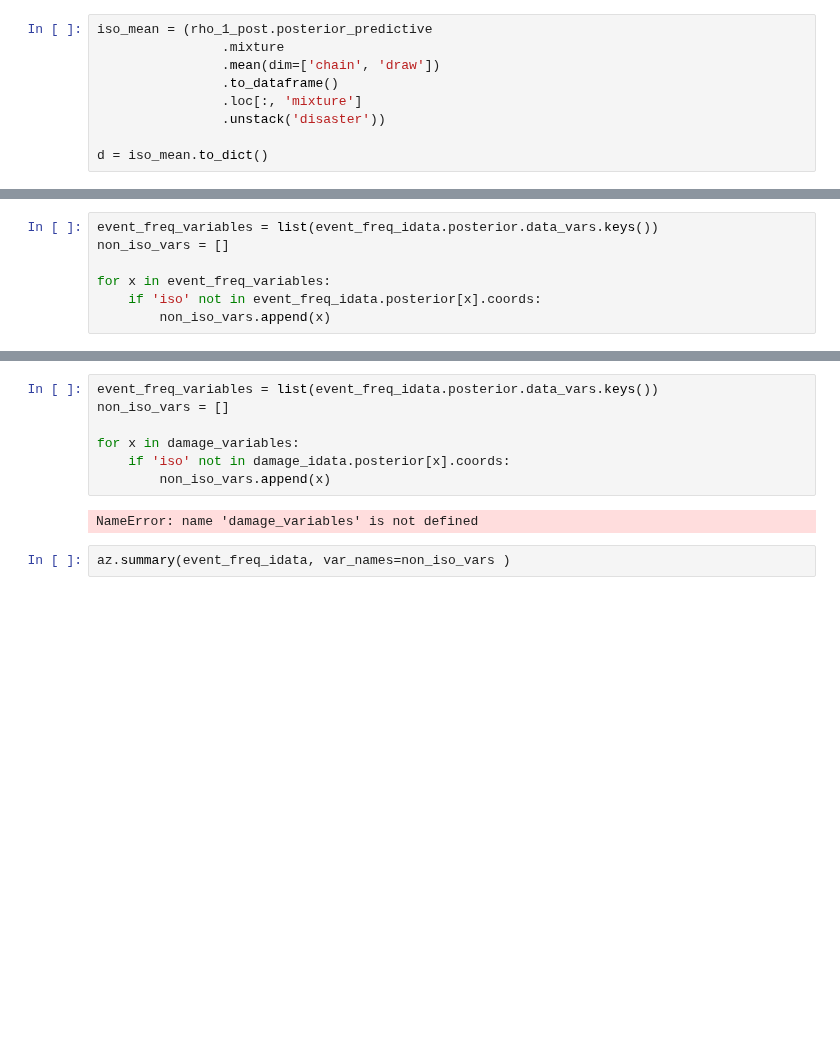
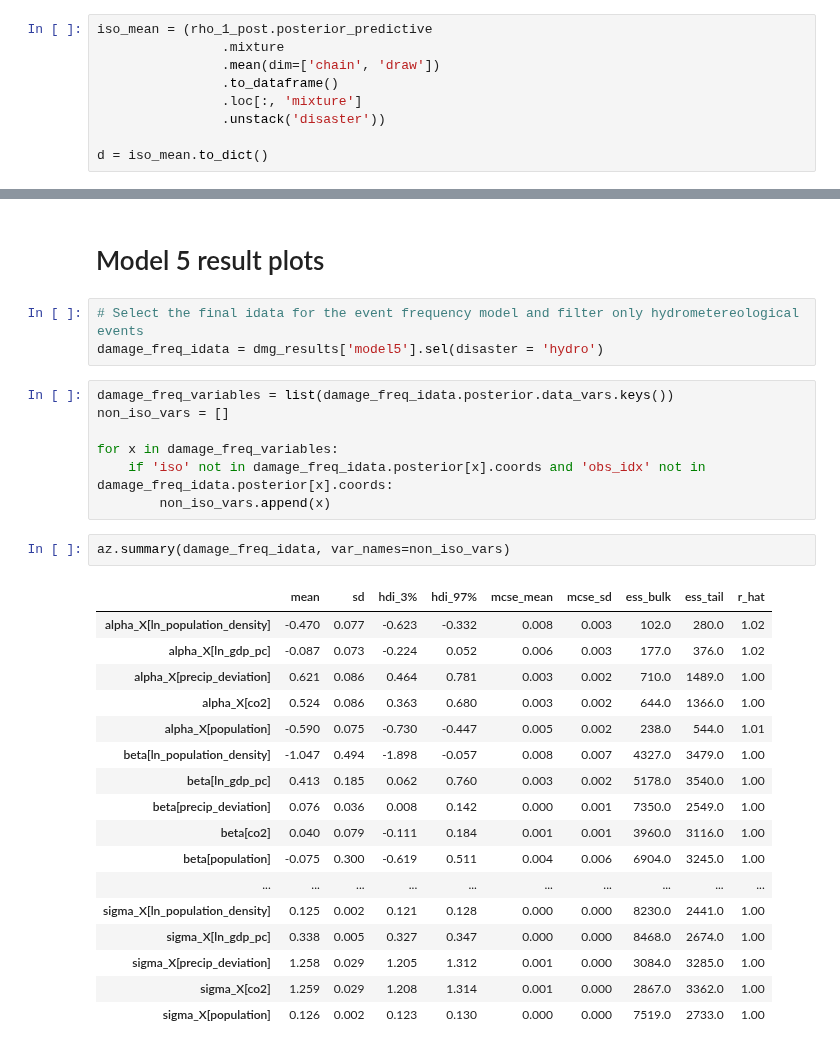
Before and after one commit to jessegrabowski/laos-climate-change, a Jupyter notebook: notebooks/final_paper/03_damage_modeling_2025_usd.ipynb, the cells around one changed output, grey strips where cells are left out. Cells and saved outputs as stored; diff of their text form; blank space fills up the shorter version.

Commit message:
fixing damages sampling

```diff
--- a/notebooks/final_paper/03_damage_modeling_2025_usd.ipynb
+++ b/notebooks/final_paper/03_damage_modeling_2025_usd.ipynb
@@ -1313,7 +1440,0 @@ event_freq_idata = results['model4'].sel(disaster = 'hydro')
-# %%
-event_freq_variables = list(event_freq_idata.posterior.data_vars.keys())
-non_iso_vars = []
-
-for x in event_freq_variables:
-    if 'iso' not in event_freq_idata.posterior[x].coords:
-        non_iso_vars.append(x)
@@ -1323,11 +1441,32 @@ event_freq_idata = results['model4'].sel(disaster = 'hydro')
-# %%
-event_freq_variables = list(event_freq_idata.posterior.data_vars.keys())
-non_iso_vars = []
-
-for x in damage_variables:
-    if 'iso' not in damage_idata.posterior[x].coords:
-        non_iso_vars.append(x)
-# %% [output]
-NameError: name 'damage_variables' is not defined
-# %%
-az.summary(event_freq_idata, var_names=non_iso_vars )
+# %% [markdown]
+# Model 5 result plots
+# %%
+# Select the final idata for the event frequency model and filter only hydrometereological events
+damage_freq_idata = dmg_results['model5'].sel(disaster = 'hydro')
+# %%
+damage_freq_variables = list(damage_freq_idata.posterior.data_vars.keys())
+non_iso_vars = []
+
+for x in damage_freq_variables:
+    if 'iso' not in damage_freq_idata.posterior[x].coords and 'obs_idx' not in damage_freq_idata.posterior[x].coords:
+        non_iso_vars.append(x)
+# %%
+az.summary(damage_freq_idata, var_names=non_iso_vars)
+# %% [output]
+|  | mean | sd | hdi_3% | hdi_97% | mcse_mean | mcse_sd | ess_bulk | ess_tail | r_hat |
+| alpha_X[ln_population_density] | -0.470 | 0.077 | -0.623 | -0.332 | 0.008 | 0.003 | 102.0 | 280.0 | 1.02 |
+| alpha_X[ln_gdp_pc] | -0.087 | 0.073 | -0.224 | 0.052 | 0.006 | 0.003 | 177.0 | 376.0 | 1.02 |
+| alpha_X[precip_deviation] | 0.621 | 0.086 | 0.464 | 0.781 | 0.003 | 0.002 | 710.0 | 1489.0 | 1.00 |
+| alpha_X[co2] | 0.524 | 0.086 | 0.363 | 0.680 | 0.003 | 0.002 | 644.0 | 1366.0 | 1.00 |
+| alpha_X[population] | -0.590 | 0.075 | -0.730 | -0.447 | 0.005 | 0.002 | 238.0 | 544.0 | 1.01 |
+| beta[ln_population_density] | -1.047 | 0.494 | -1.898 | -0.057 | 0.008 | 0.007 | 4327.0 | 3479.0 | 1.00 |
+| beta[ln_gdp_pc] | 0.413 | 0.185 | 0.062 | 0.760 | 0.003 | 0.002 | 5178.0 | 3540.0 | 1.00 |
+| beta[precip_deviation] | 0.076 | 0.036 | 0.008 | 0.142 | 0.000 | 0.001 | 7350.0 | 2549.0 | 1.00 |
+| beta[co2] | 0.040 | 0.079 | -0.111 | 0.184 | 0.001 | 0.001 | 3960.0 | 3116.0 | 1.00 |
+| beta[population] | -0.075 | 0.300 | -0.619 | 0.511 | 0.004 | 0.006 | 6904.0 | 3245.0 | 1.00 |
+| ... | ... | ... | ... | ... | ... | ... | ... | ... | ... |
+| sigma_X[ln_population_density] | 0.125 | 0.002 | 0.121 | 0.128 | 0.000 | 0.000 | 8230.0 | 2441.0 | 1.00 |
+| sigma_X[ln_gdp_pc] | 0.338 | 0.005 | 0.327 | 0.347 | 0.000 | 0.000 | 8468.0 | 2674.0 | 1.00 |
+| sigma_X[precip_deviation] | 1.258 | 0.029 | 1.205 | 1.312 | 0.001 | 0.000 | 3084.0 | 3285.0 | 1.00 |
+| sigma_X[co2] | 1.259 | 0.029 | 1.208 | 1.314 | 0.001 | 0.000 | 2867.0 | 3362.0 | 1.00 |
+| sigma_X[population] | 0.126 | 0.002 | 0.123 | 0.130 | 0.000 | 0.000 | 7519.0 | 2733.0 | 1.00 |
```
Also changed, not shown: parts of 35 cells of this notebook.
